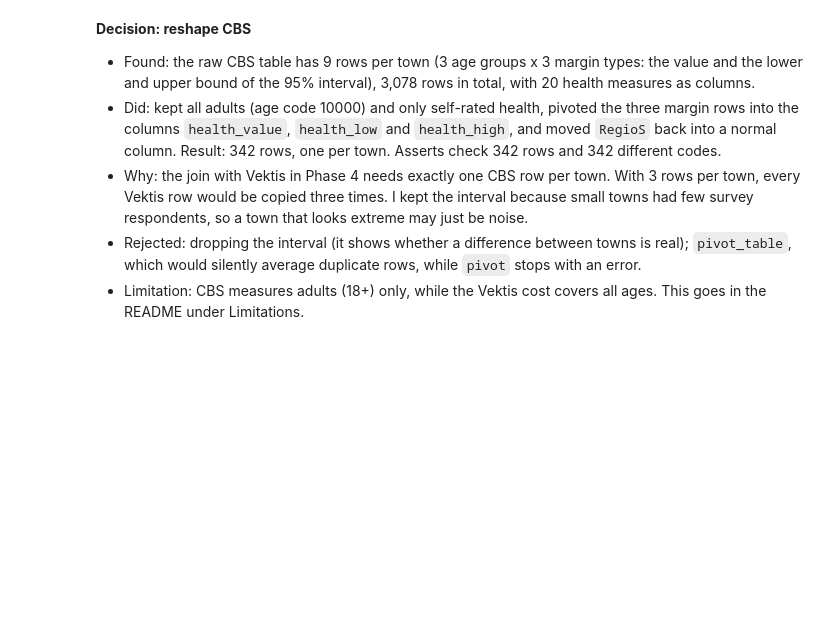
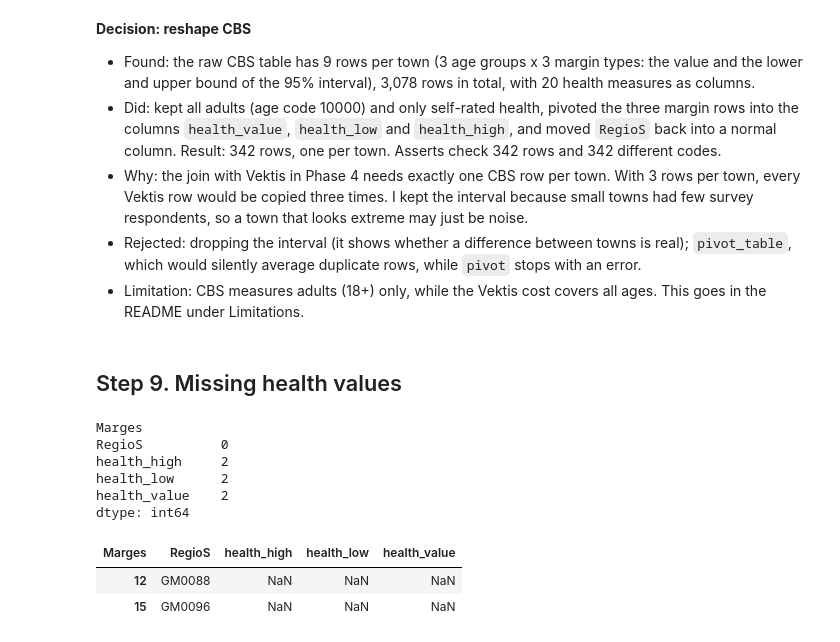
Before and after one commit to FaraRahimi/health-cost-benchmark, a Jupyter notebook: notebooks/02_clean.ipynb, the cells around one changed output. Drawn from its saved outputs; the diff is of its cells as text; code cells hidden in the pictures; blank space fills up the shorter version.

```diff
--- a/notebooks/02_clean.ipynb
+++ b/notebooks/02_clean.ipynb
@@ -539,3 +539,22 @@ assert cbs_health["RegioS"].nunique() == 342
 - Why: the join with Vektis in Phase 4 needs exactly one CBS row per town. With 3 rows per town, every Vektis row would be copied three times. I kept the interval because small towns had few survey respondents, so a town that looks extreme may just be noise.
 - Rejected: dropping the interval (it shows whether a difference between towns is real); `pivot_table`, which would silently average duplicate rows, while `pivot` stops with an error.
 - Limitation: CBS measures adults (18+) only, while the Vektis cost covers all ages. This goes in the README under Limitations.
+# %% [markdown]
+## Step 9. Missing health values
+# %%
+# Count the missing values in each column
+cbs_health.isna().sum()
+# %% [output]
+Marges
+RegioS          0
+health_high     2
+health_low      2
+health_value    2
+dtype: int64
+# %%
+# Show the towns with no self-rated health value
+cbs_health[cbs_health["health_value"].isna()]
+# %% [output]
+| Marges | RegioS | health_high | health_low | health_value |
+| 12 | GM0088 | NaN | NaN | NaN |
+| 15 | GM0096 | NaN | NaN | NaN |
```
Also changed, not shown: parts of 3 cells of this notebook.
